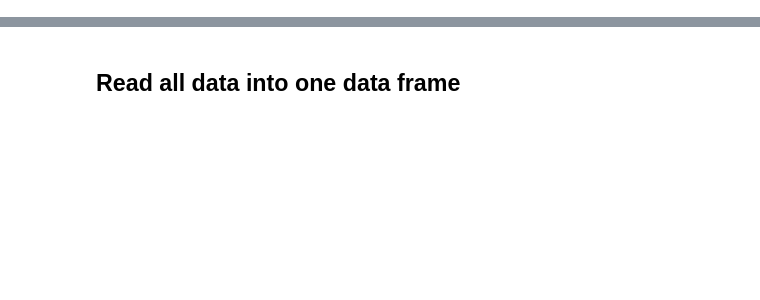
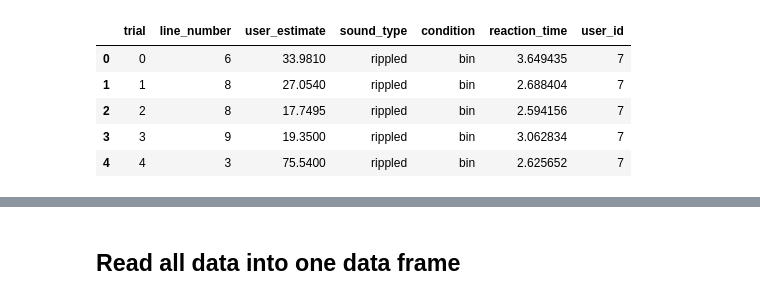
Before and after one commit to oesst/vertical_localization_exp, a Jupyter notebook: data_analysis.ipynb, the cells around one changed output, grey strips where cells are left out. Drawn from its saved outputs; the diff is of its cells as text; code cells hidden in the pictures; blank space fills up the shorter version.

```diff
--- a/data_analysis.ipynb
+++ b/data_analysis.ipynb
@@ -107,0 +108,14 @@ pd.set_option("display.max_rows", None, "display.max_columns", None)
+# %%
+path = 'results/userid_07_date_03.12.2020_time_13.14.csv'
+df = pd.read_csv(path,)
+
+
+pd.set_option("display.max_rows", None, "display.max_columns", None)
+df.head()
+# %% [output]
+|  | trial | line_number | user_estimate | sound_type | condition | reaction_time | user_id |
+| 0 | 0 | 6 | 33.9810 | rippled | bin | 3.649435 | 7 |
+| 1 | 1 | 8 | 27.0540 | rippled | bin | 2.688404 | 7 |
+| 2 | 2 | 8 | 17.7495 | rippled | bin | 2.594156 | 7 |
+| 3 | 3 | 9 | 19.3500 | rippled | bin | 3.062834 | 7 |
+| 4 | 4 | 3 | 75.5400 | rippled | bin | 2.625652 | 7 |
```
Also changed, not shown: parts of 7 cells of this notebook, 9 other files.
